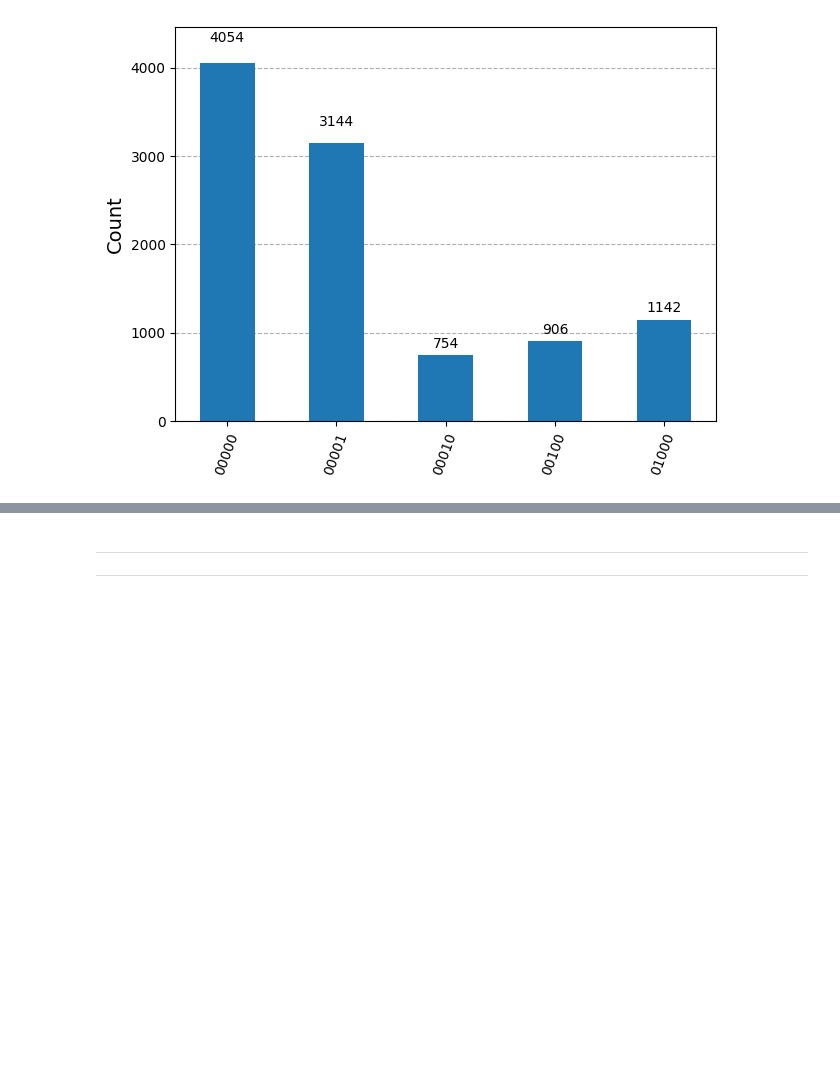
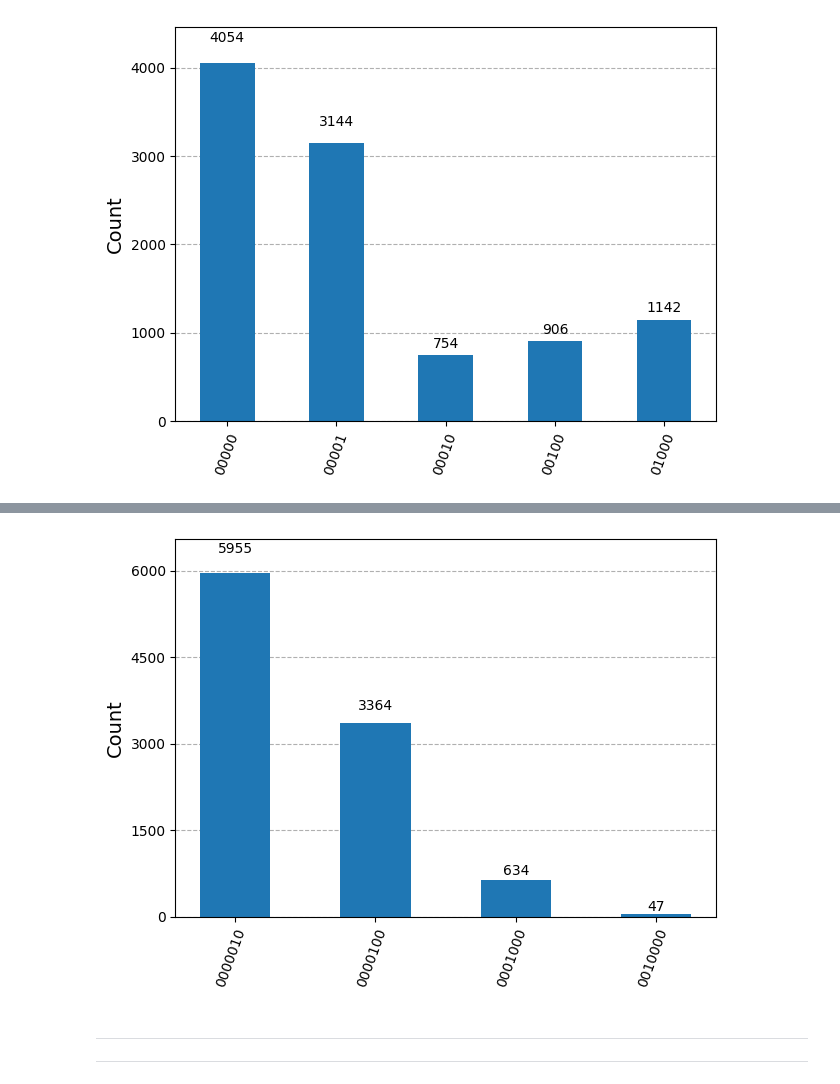
Before and after one commit to virajd98/Q-Plinkers, a Jupyter notebook: WorkingFile.ipynb, the cells around one changed output, grey strips where cells are left out. Cells and saved outputs as stored; diff of their text form; code cells hidden in the pictures; blank space fills up the shorter version.

Commit message:
exponential part added

```diff
--- a/WorkingFile.ipynb
+++ b/WorkingFile.ipynb
@@ -519,3 +602,80 @@ plt.show()
+# %%
+def galton_board_exponential_walk(n: int, lambda_exp: float, *, draw=False) -> QuantumCircuit:
+    """
+    Quantum Galton board configured for an exponential-like distribution.
+
+    This simulation models a particle that has a decreasing probability of moving to the right
+    at each step, controlled by a rotation gate.
+
+    Args:
+        n (int): Number of steps in the walk.
+        lambda_exp (float): The decay parameter for the exponential distribution.
+        draw (bool): Whether to draw the circuit.
+
+    Returns:
+        QuantumCircuit: Configured circuit for the exponential walk.
+    """
+    # The number of data qubits is n+1 because the walk starts at position 0
+    # and can go up to position n.
+    data_q_size = n + 1
+
+    # We need n+1 data qubits + 1 ancilla qubit for the coin
+    q = QuantumRegister(data_q_size + 1, 'q')
+    c = ClassicalRegister(data_q_size, 'c')
+    qc = QuantumCircuit(q, c)
+
+    # The ancilla qubit for the coin operation is the last qubit
+    coin_q = q[data_q_size]
+
+    # Initialize the particle at the starting position, index 0.
+    # The particle is represented by a single qubit in the |1> state.
+    qc.x(q[0])
+
+    # The current position of the particle..
+    particle_pos = 0
+
+    # Perform the n steps of the exponential walk
+    for r in range(n):
+        # Calculate the rotation angle for the current step 'r', The angle is chosen to give a probability of moving right that
+        # decays exponentially with the step number.
+        prob_right = np.exp(-lambda_exp * r)
+        if prob_right > 1:
+            prob_right = 1
+
+        angle = 2 * np.arcsin(np.sqrt(prob_right))
+
+        # Apply the Ry coin to the ancilla qubit
+        qc.ry(angle, coin_q)
+        if particle_pos < n:
+            qc.cswap(coin_q, q[particle_pos], q[particle_pos + 1])
+            particle_pos += 1
+
+        # Reset the coin qubit for the next step.
+        qc.reset(coin_q)
+
+    for i in range(data_q_size):
+        qc.measure(q[i], c[i])
+
+    if draw:
+        qc.draw('mpl', style='clifford', fold=True)
+        plt.show()
+
+    return qc
+
+
+n_steps = 6
+decay_rate = 0.9  # Controls the steepness of the exponential decay
+exponential_walk_circuit = galton_board_exponential_walk(n=n_steps, lambda_exp=decay_rate, draw=False)
+
+backend = Aer.get_backend('qasm_simulator')
+compiled = transpile(exponential_walk_circuit, backend)
+job = backend.run(compiled, shots=1e4)
+counts = job.result().get_counts()
+
+plot_histogram(counts)
+plt.show()
+# %% [output]
+[figure, added]
 # %% [markdown]
 ___
 ___
```
Also changed, not shown: parts of 10 cells of this notebook.
